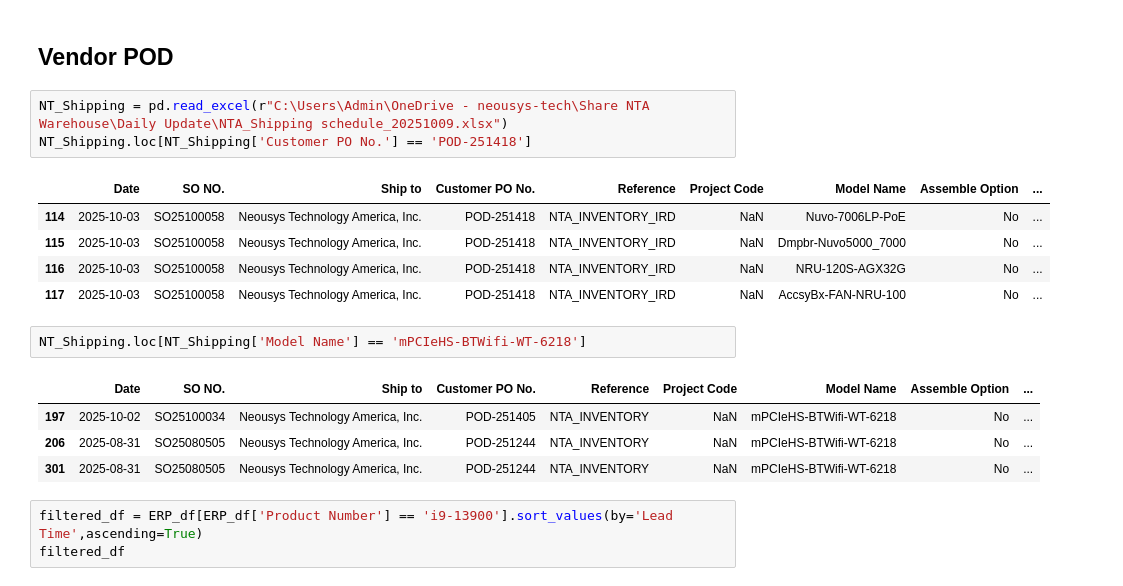
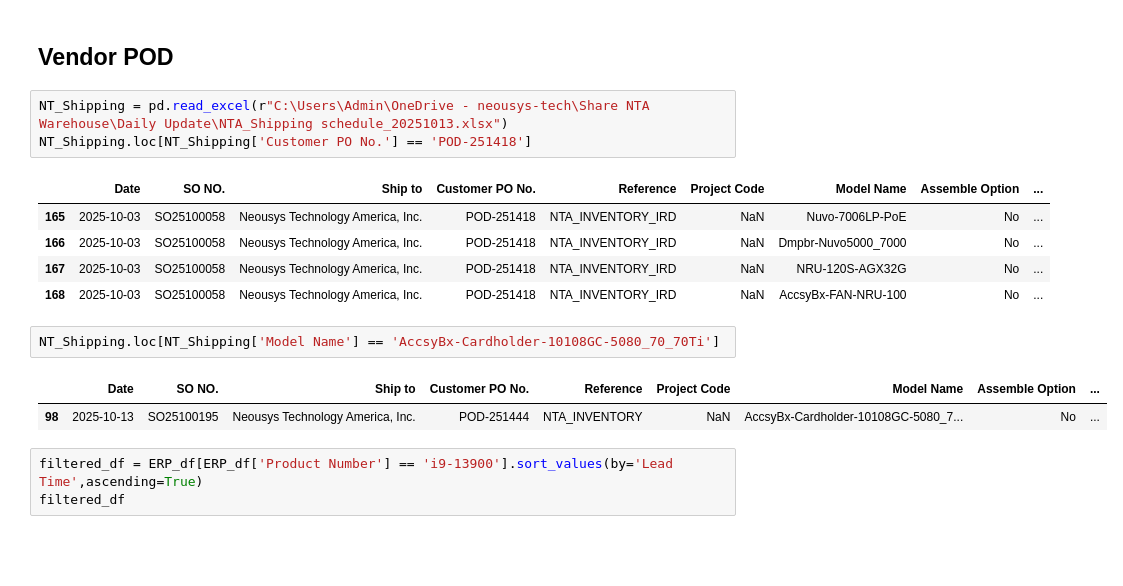
Before and after one commit to playoung2818/ERP_System, a Jupyter notebook: ERP_Dashboard.ipynb, the cells around one changed output. Cells and saved outputs as stored; diff of their text form; blank space fills up the shorter version.

```diff
--- a/ERP_Dashboard.ipynb
+++ b/ERP_Dashboard.ipynb
@@ -425,21 +414,19 @@ unique_parts_df[['Product Number', 'Stock_Available', 'On PO', 'Available + Pre-
 # %% [markdown]
 ## Vendor POD
 # %%
-NT_Shipping = pd.read_excel(r"C:\Users\Admin\OneDrive - neousys-tech\Share NTA Warehouse\Daily Update\NTA_Shipping schedule_20251009.xlsx")
+NT_Shipping = pd.read_excel(r"C:\Users\Admin\OneDrive - neousys-tech\Share NTA Warehouse\Daily Update\NTA_Shipping schedule_20251013.xlsx")
 NT_Shipping.loc[NT_Shipping['Customer PO No.'] == 'POD-251418']
 # %% [output]
 |  | Date | SO NO. | Ship to | Customer PO No. | Reference | Project Code | Model Name | Assemble Option | ... |
-| 114 | 2025-10-03 | SO25100058 | Neousys Technology America, Inc. | POD-251418 | NTA_INVENTORY_IRD | NaN | Nuvo-7006LP-PoE | No | ... |
-| 115 | 2025-10-03 | SO25100058 | Neousys Technology America, Inc. | POD-251418 | NTA_INVENTORY_IRD | NaN | Dmpbr-Nuvo5000_7000 | No | ... |
-| 116 | 2025-10-03 | SO25100058 | Neousys Technology America, Inc. | POD-251418 | NTA_INVENTORY_IRD | NaN | NRU-120S-AGX32G | No | ... |
-| 117 | 2025-10-03 | SO25100058 | Neousys Technology America, Inc. | POD-251418 | NTA_INVENTORY_IRD | NaN | AccsyBx-FAN-NRU-100 | No | ... |
+| 165 | 2025-10-03 | SO25100058 | Neousys Technology America, Inc. | POD-251418 | NTA_INVENTORY_IRD | NaN | Nuvo-7006LP-PoE | No | ... |
+| 166 | 2025-10-03 | SO25100058 | Neousys Technology America, Inc. | POD-251418 | NTA_INVENTORY_IRD | NaN | Dmpbr-Nuvo5000_7000 | No | ... |
+| 167 | 2025-10-03 | SO25100058 | Neousys Technology America, Inc. | POD-251418 | NTA_INVENTORY_IRD | NaN | NRU-120S-AGX32G | No | ... |
+| 168 | 2025-10-03 | SO25100058 | Neousys Technology America, Inc. | POD-251418 | NTA_INVENTORY_IRD | NaN | AccsyBx-FAN-NRU-100 | No | ... |
 # %%
-NT_Shipping.loc[NT_Shipping['Model Name'] == 'mPCIeHS-BTWifi-WT-6218']
+NT_Shipping.loc[NT_Shipping['Model Name'] == 'AccsyBx-Cardholder-10108GC-5080_70_70Ti']
 # %% [output]
 |  | Date | SO NO. | Ship to | Customer PO No. | Reference | Project Code | Model Name | Assemble Option | ... |
-| 197 | 2025-10-02 | SO25100034 | Neousys Technology America, Inc. | POD-251405 | NTA_INVENTORY | NaN | mPCIeHS-BTWifi-WT-6218 | No | ... |
-| 206 | 2025-08-31 | SO25080505 | Neousys Technology America, Inc. | POD-251244 | NTA_INVENTORY | NaN | mPCIeHS-BTWifi-WT-6218 | No | ... |
-| 301 | 2025-08-31 | SO25080505 | Neousys Technology America, Inc. | POD-251244 | NTA_INVENTORY | NaN | mPCIeHS-BTWifi-WT-6218 | No | ... |
+| 98 | 2025-10-13 | SO25100195 | Neousys Technology America, Inc. | POD-251444 | NTA_INVENTORY | NaN | AccsyBx-Cardholder-10108GC-5080_7... | No | ... |
 # %%
 filtered_df = ERP_df[ERP_df['Product Number'] == 'i9-13900'].sort_values(by='Lead Time',ascending=True)
 filtered_df
```
Also changed, not shown: parts of 4 cells of this notebook, 3 other files.
